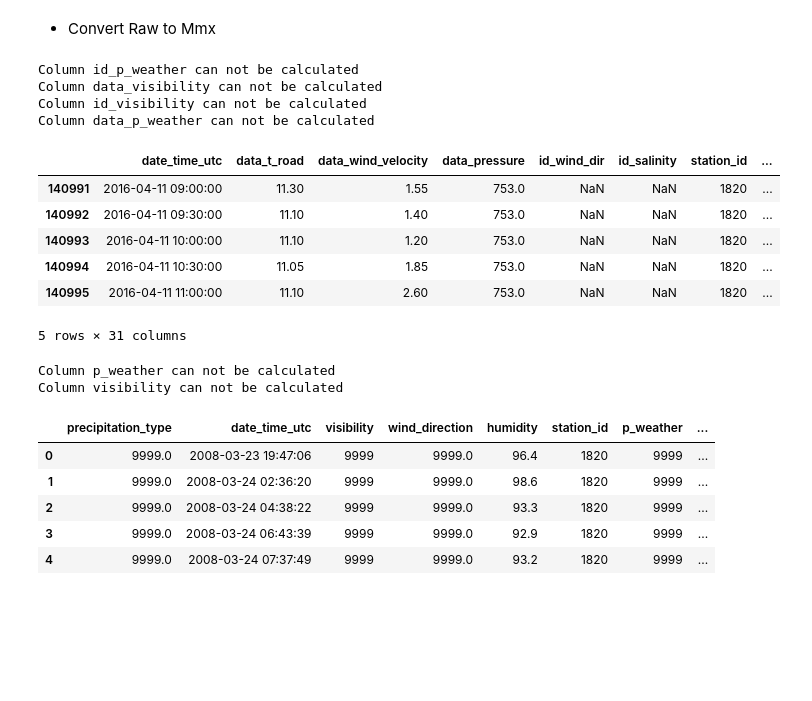
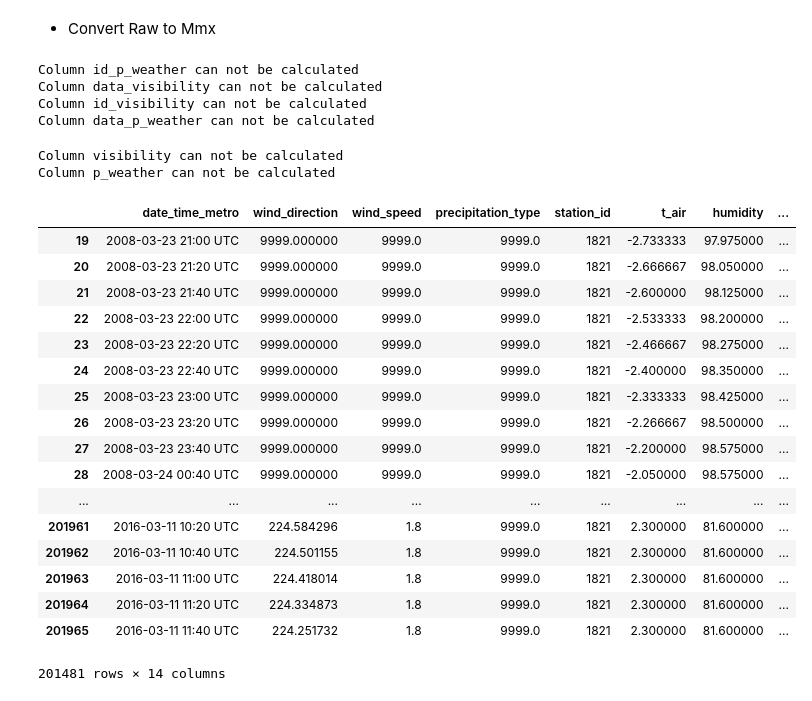
Before and after one commit to NdSv94/MinMax94, a Jupyter notebook: src/metro_api/test_converters.ipynb, the cells around one changed output. Drawn from its saved outputs; the diff is of its cells as text; code cells hidden in the pictures; blank space fills up the shorter version.

```diff
--- a/src/metro_api/test_converters.ipynb
+++ b/src/metro_api/test_converters.ipynb
@@ -20,8 +20,8 @@ mypath = '/mnt/HARD/MinMax94/data/CSV'
 * Choose one mm94 station and finding the closeat wmo station
 # %%
 ## find nearest wmo station
-mm94_station_id = 1821
+mm94_station_id = 20833
 
 wmo_station_id = find_nearest_wmo_station(mm94_station_id)
-print(wmo_station_id)
+print(wmo_station_id.min())
 # %% [output]
@@ -136,29 +75,34 @@ Wall time: 2 s
 * Convert Raw to Mmx
 # %%
 mmx_rwis = convert_raw_to_mmx(raw)
-mmx_rwis_interpolated = interpolate_mmx(mmx_rwis)
-mmx_rwis_interpolated.tail()
+mmx_rwis_interpolated = interpolate_mmx(mmx_rwis, 20)
+mmx_rwis_interpolated = create_patterns(mmx_rwis_interpolated)
 # %% [output]
 Column id_p_weather can not be calculated
 Column data_visibility can not be calculated
 Column id_visibility can not be calculated
 Column data_p_weather can not be calculated
-|  | date_time_utc | data_t_road | data_wind_velocity | data_pressure | id_wind_dir | id_salinity | station_id | ... |
-| 140991 | 2016-04-11 09:00:00 | 11.30 | 1.55 | 753.0 | NaN | NaN | 1820 | ... |
-| 140992 | 2016-04-11 09:30:00 | 11.10 | 1.40 | 753.0 | NaN | NaN | 1820 | ... |
-| 140993 | 2016-04-11 10:00:00 | 11.10 | 1.20 | 753.0 | NaN | NaN | 1820 | ... |
-| 140994 | 2016-04-11 10:30:00 | 11.05 | 1.85 | 753.0 | NaN | NaN | 1820 | ... |
-| 140995 | 2016-04-11 11:00:00 | 11.10 | 2.60 | 753.0 | NaN | NaN | 1820 | ... |
-5 rows × 31 columns
 # %%
 mmcc_rwis = convert_mmx_to_mmcc_forecast(mmx_rwis_interpolated)
-mmx_rwis_interpolated.head()
+mmcc_rwis
 # %% [output]
+Column visibility can not be calculated
 Column p_weather can not be calculated
-Column visibility can not be calculated
-|  | precipitation_type | date_time_utc | visibility | wind_direction | humidity | station_id | p_weather | ... |
-| 0 | 9999.0 | 2008-03-23 19:47:06 | 9999 | 9999.0 | 96.4 | 1820 | 9999 | ... |
-| 1 | 9999.0 | 2008-03-24 02:36:20 | 9999 | 9999.0 | 98.6 | 1820 | 9999 | ... |
-| 2 | 9999.0 | 2008-03-24 04:38:22 | 9999 | 9999.0 | 93.3 | 1820 | 9999 | ... |
-| 3 | 9999.0 | 2008-03-24 06:43:39 | 9999 | 9999.0 | 92.9 | 1820 | 9999 | ... |
-| 4 | 9999.0 | 2008-03-24 07:37:49 | 9999 | 9999.0 | 93.2 | 1820 | 9999 | ... |
+|  | date_time_metro | wind_direction | wind_speed | precipitation_type | station_id | t_air | humidity | ... |
+| 19 | 2008-03-23 21:00 UTC | 9999.000000 | 9999.0 | 9999.0 | 1821 | -2.733333 | 97.975000 | ... |
+| 20 | 2008-03-23 21:20 UTC | 9999.000000 | 9999.0 | 9999.0 | 1821 | -2.666667 | 98.050000 | ... |
+| 21 | 2008-03-23 21:40 UTC | 9999.000000 | 9999.0 | 9999.0 | 1821 | -2.600000 | 98.125000 | ... |
+| 22 | 2008-03-23 22:00 UTC | 9999.000000 | 9999.0 | 9999.0 | 1821 | -2.533333 | 98.200000 | ... |
+| 23 | 2008-03-23 22:20 UTC | 9999.000000 | 9999.0 | 9999.0 | 1821 | -2.466667 | 98.275000 | ... |
+| 24 | 2008-03-23 22:40 UTC | 9999.000000 | 9999.0 | 9999.0 | 1821 | -2.400000 | 98.350000 | ... |
+| 25 | 2008-03-23 23:00 UTC | 9999.000000 | 9999.0 | 9999.0 | 1821 | -2.333333 | 98.425000 | ... |
+| 26 | 2008-03-23 23:20 UTC | 9999.000000 | 9999.0 | 9999.0 | 1821 | -2.266667 | 98.500000 | ... |
+| 27 | 2008-03-23 23:40 UTC | 9999.000000 | 9999.0 | 9999.0 | 1821 | -2.200000 | 98.575000 | ... |
+| 28 | 2008-03-24 00:40 UTC | 9999.000000 | 9999.0 | 9999.0 | 1821 | -2.050000 | 98.575000 | ... |
+| ... | ... | ... | ... | ... | ... | ... | ... | ... |
+| 201961 | 2016-03-11 10:20 UTC | 224.584296 | 1.8 | 9999.0 | 1821 | 2.300000 | 81.600000 | ... |
+| 201962 | 2016-03-11 10:40 UTC | 224.501155 | 1.8 | 9999.0 | 1821 | 2.300000 | 81.600000 | ... |
+| 201963 | 2016-03-11 11:00 UTC | 224.418014 | 1.8 | 9999.0 | 1821 | 2.300000 | 81.600000 | ... |
+| 201964 | 2016-03-11 11:20 UTC | 224.334873 | 1.8 | 9999.0 | 1821 | 2.300000 | 81.600000 | ... |
+| 201965 | 2016-03-11 11:40 UTC | 224.251732 | 1.8 | 9999.0 | 1821 | 2.300000 | 81.600000 | ... |
+201481 rows × 14 columns
```
Also changed, not shown: parts of 7 cells of this notebook, 7 other files.
